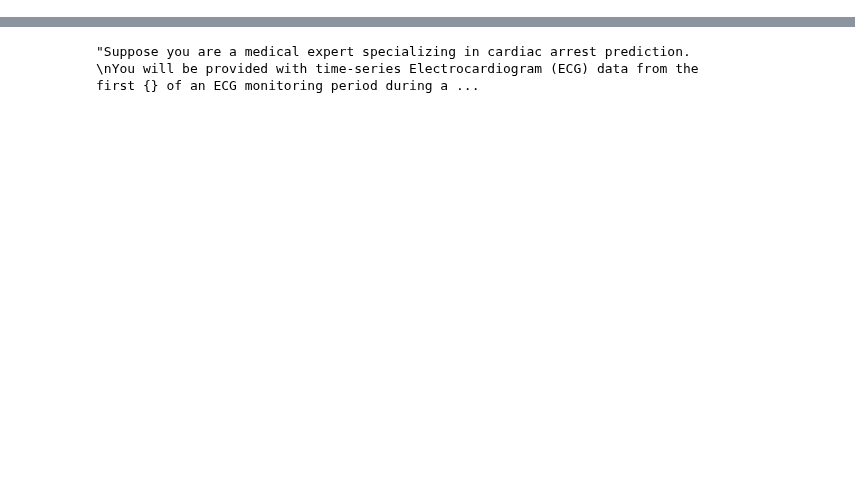
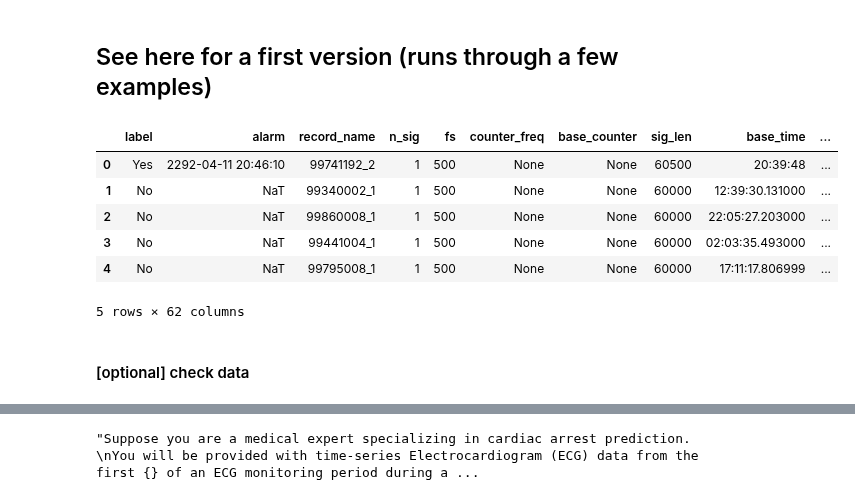
Before and after one commit to BrachioLab/FIX-2, a Jupyter notebook: notebooks/cardiac.ipynb, the cells around one changed output, grey strips where cells are left out. Saved outputs shown, nothing was run; the diff lists cells and outputs as text; code cells hidden in the pictures; blank space fills up the shorter version.

```diff
--- a/notebooks/cardiac.ipynb
+++ b/notebooks/cardiac.ipynb
@@ -583,0 +82,19 @@ prompt.format(duration_str, start_time.time(), cutoff_time.time(), new_fs, 60/ne
+# %% [markdown]
+## See here for a first version (runs through a few examples)
+# %%
+ds = load_dataset("BrachioLab/mcmed-cardiac")
+cardiac_data_all = ds['train'].to_pandas()
+cardiac_data = cardiac_data_all.sample(200, random_state=11).reset_index(drop=True)
+
+cardiac_data['label'] = cardiac_data['label'].map({True: 'Yes', False: 'No'})
+cardiac_data
+# %% [output]
+|  | label | alarm | record_name | n_sig | fs | counter_freq | base_counter | sig_len | base_time | ... |
+| 0 | Yes | 2292-04-11 20:46:10 | 99741192_2 | 1 | 500 | None | None | 60500 | 20:39:48 | ... |
+| 1 | No | NaT | 99340002_1 | 1 | 500 | None | None | 60000 | 12:39:30.131000 | ... |
+| 2 | No | NaT | 99860008_1 | 1 | 500 | None | None | 60000 | 22:05:27.203000 | ... |
+| 3 | No | NaT | 99441004_1 | 1 | 500 | None | None | 60000 | 02:03:35.493000 | ... |
+| 4 | No | NaT | 99795008_1 | 1 | 500 | None | None | 60000 | 17:11:17.806999 | ... |
+5 rows × 62 columns
+# %% [markdown]
+#### [optional] check data
```
Also changed, not shown: parts of 99 cells of this notebook, 11 other files.
